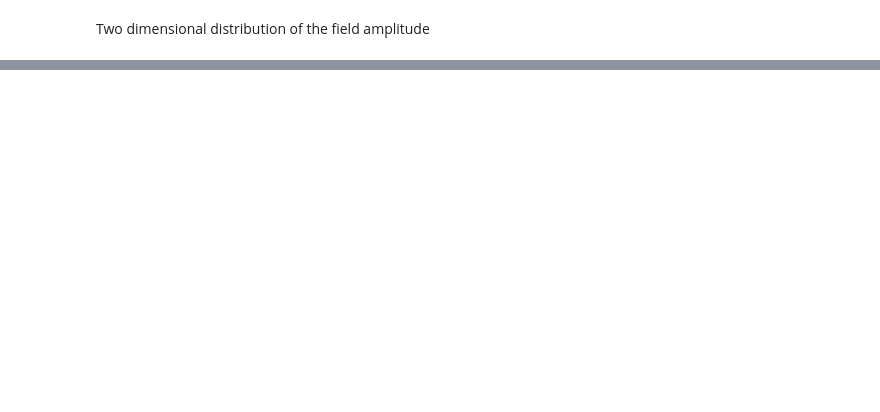
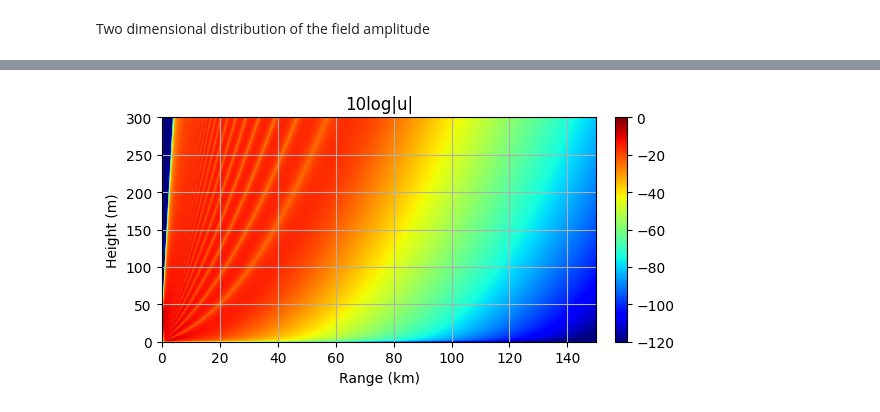
Before and after one commit to mikelytaev/wave-propagation, a Jupyter notebook: docs/source/notebooks/std_atmosphere.ipynb, the cells around one changed output, grey strips where cells are left out. Cells and saved outputs as stored; diff of their text form; code cells hidden in the pictures; blank space fills up the shorter version.

```diff
--- a/docs/source/notebooks/std_atmosphere.ipynb
+++ b/docs/source/notebooks/std_atmosphere.ipynb
@@ -56,0 +54,10 @@ plt.show()
+# %%
+antenna = GaussAntenna(freq_hz=3E9,
+                       height=30,
+                       beam_width=2,
+                       eval_angle=0,
+                       polarz='H')
+# %%
+field = rwp_ss_pade(antenna=antenna, env=environment, params=params)
+# %%
+vis3ghz = FieldVisualiser(field, env=environment, label='Pade + Transparent BC: 3 GHz', x_mult=1E-3)
@@ -56,0 +75,10 @@ plt.show()
+# %%
+plt = vis3ghz.plot2d(min=-120, max=0)
+plt.title('10log|u|')
+plt.xlabel('Range (km)')
+plt.ylabel('Height (m)')
+plt.tight_layout()
+plt.grid(True)
+plt.show()
+# %% [output]
+[figure, added]
```
Also changed, not shown: parts of 12 cells of this notebook, 5 other files.
